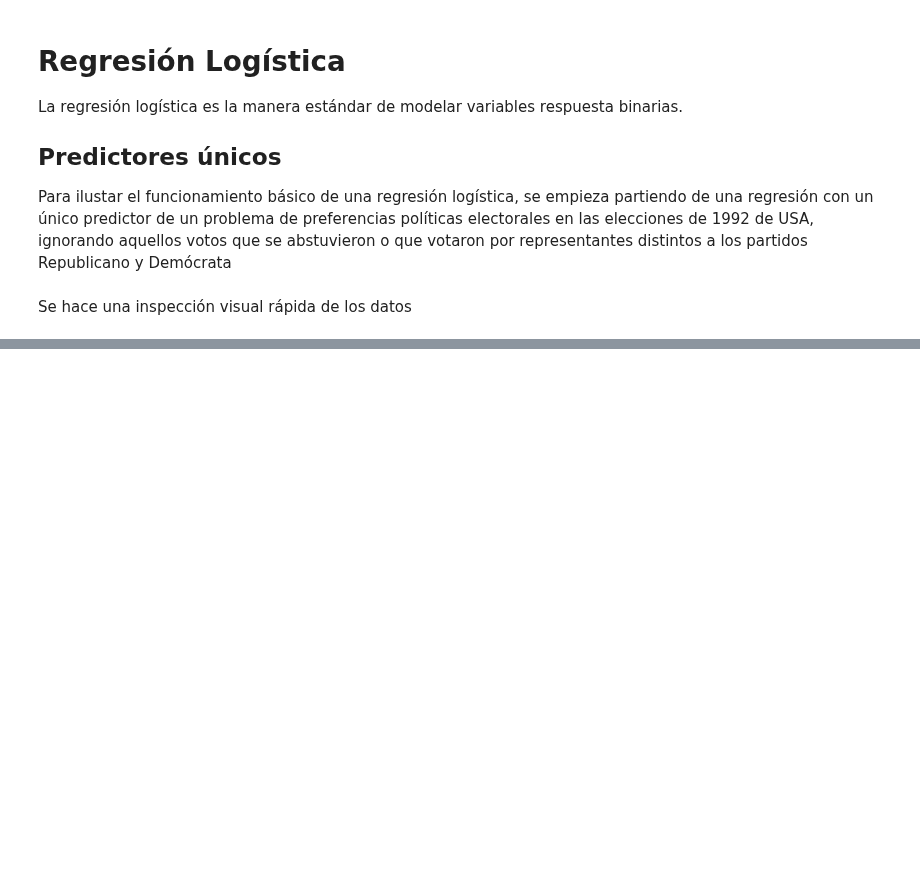
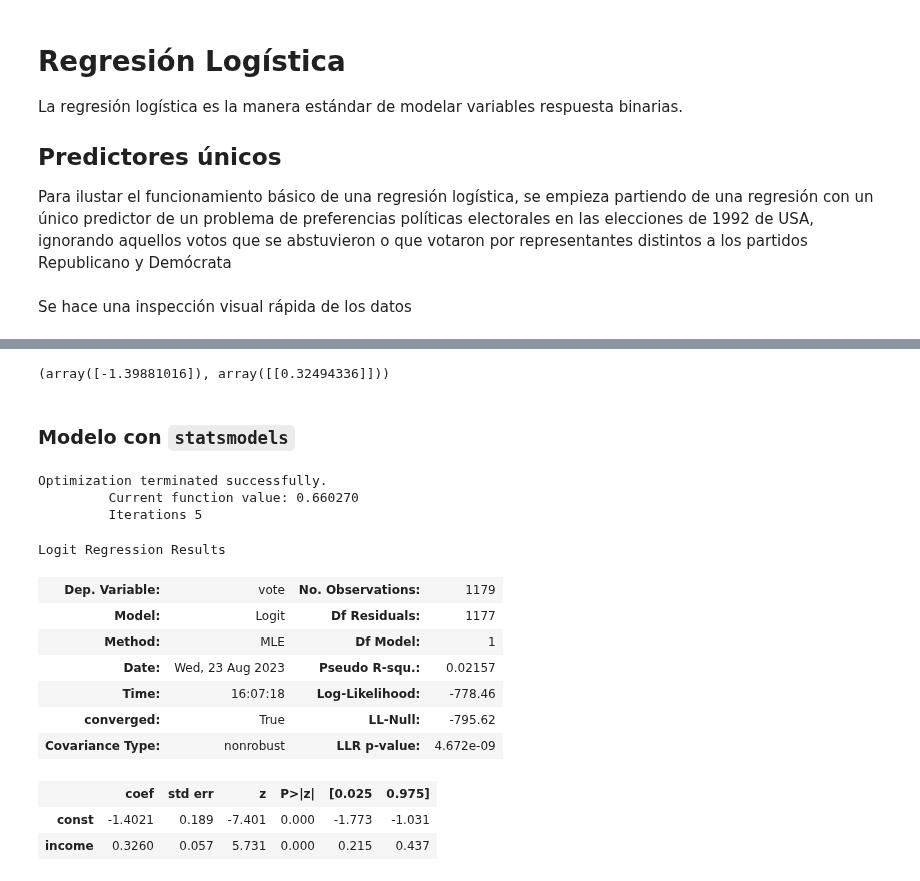
Before and after one commit to CAMM961001/bayesian_analysis, a Jupyter notebook: notebooks/04_regresion_logistica.ipynb, the cells around one changed output, grey strips where cells are left out. Drawn from its saved outputs; the diff is of its cells as text; code cells hidden in the pictures; blank space fills up the shorter version.

Commit message:
Primer modelo reg. log

```diff
--- a/notebooks/04_regresion_logistica.ipynb
+++ b/notebooks/04_regresion_logistica.ipynb
@@ -72,0 +85,44 @@ $$logit^{-1}(x)=\frac{e^x}{1+e^x}$$
+# %%
+# Datos de modelado
+x_train = datos_predictor_unico.income.to_numpy().reshape((-1,1))
+y_train = datos_predictor_unico.vote.to_numpy()
+
+# Iniciar instancia de modelo
+log_reg = LogisticRegression()
+
+# Entrenamiento y resumen
+results = log_reg.fit(x_train, y_train)
+results.intercept_, results.coef_
+# %% [output]
+(array([-1.39881016]), array([[0.32494336]]))
+# %% [markdown]
+### Modelo con `statsmodels`
+# %%
+# Datos de modelado
+x_train = datos_predictor_unico.income
+y_train = datos_predictor_unico.vote
+
+# Agregar intercepto
+x_train = sm.add_constant(data=x_train)
+
+# Iniciar instancia de modelo
+log_reg = sm.Logit(endog=y_train, exog=x_train)
+
+# Entrenamiento y resumen
+results = log_reg.fit()
+results.summary()
+# %% [output]
+Optimization terminated successfully.
+         Current function value: 0.660270
+         Iterations 5
+Logit Regression Results
+| Dep. Variable: | vote | No. Observations: | 1179 |
+| Model: | Logit | Df Residuals: | 1177 |
+| Method: | MLE | Df Model: | 1 |
+| Date: | Wed, 23 Aug 2023 | Pseudo R-squ.: | 0.02157 |
+| Time: | 16:07:18 | Log-Likelihood: | -778.46 |
+| converged: | True | LL-Null: | -795.62 |
+| Covariance Type: | nonrobust | LLR p-value: | 4.672e-09 |
+|  | coef | std err | z | P>|z| | [0.025 | 0.975] |
+| const | -1.4021 | 0.189 | -7.401 | 0.000 | -1.773 | -1.031 |
+| income | 0.3260 | 0.057 | 5.731 | 0.000 | 0.215 | 0.437 |
```
Also changed, not shown: parts of 4 cells of this notebook.
